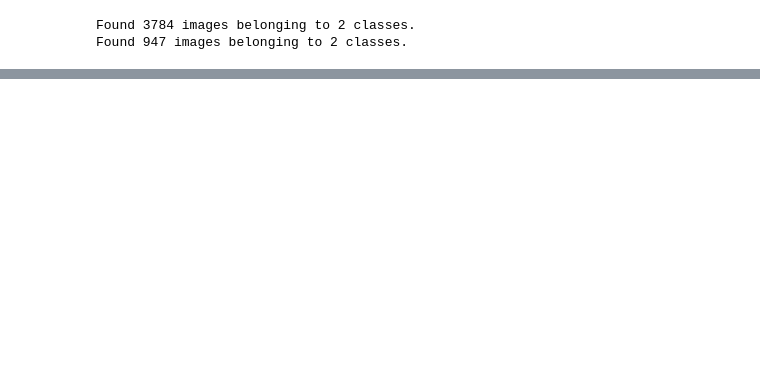
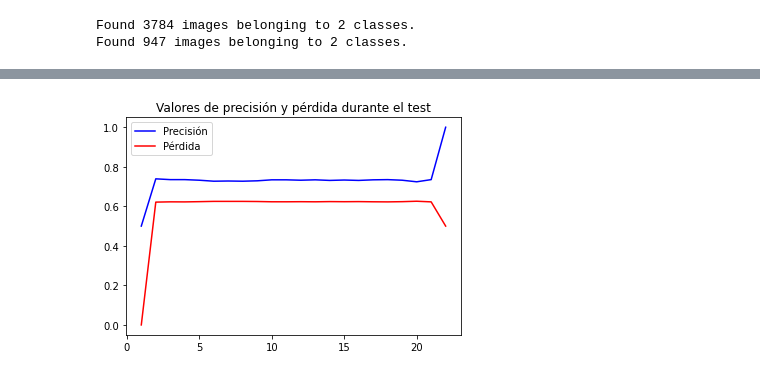
Before and after one commit to Popou123/Trabajo-Jaime-Rodriguez-Albuin, a Jupyter notebook: TFG.ipynb, the cells around one changed output, grey strips where cells are left out. Saved outputs shown, nothing was run; the diff lists cells and outputs as text; code cells hidden in the pictures; blank space fills up the shorter version.

```diff
--- a/TFG.ipynb
+++ b/TFG.ipynb
@@ -628,0 +662,11 @@ No handles with labels found to put in legend.
+# %%
+from keras.models import load_model
+modelo2 = load_model('/content/gdrive/My Drive/segunda_red.h5')
+# %%
+historial2_test_prec = []
+historial2_test_loss = []
+pasos = 20
+for i in range(pasos):
+  ev = modelo2.evaluate(generador_test, steps=50)
+  historial2_test_loss.append(ev[0])
+  historial2_test_prec.append(ev[1])
@@ -628,0 +694,21 @@ No handles with labels found to put in legend.
+# %%
+from matplotlib import pyplot
+#Copiamos el
+prec = historial2_test_prec
+loss = historial2_test_loss
+
+prec.insert(0,0.5)
+prec.append(1)
+
+loss.insert(0,0)
+loss.append(0.5)
+
+n_pasos = range(1, len(prec) + 1)
+
+pyplot.plot(n_pasos, prec, 'b', label='Precisión')
+pyplot.plot(n_pasos, loss, 'r', label='Pérdida')
+pyplot.title('Valores de precisión y pérdida durante el test')
+pyplot.legend()
+pyplot.show()
+# %% [output]
+[figure, added]
```
Also changed, not shown: parts of 14 cells of this notebook.
